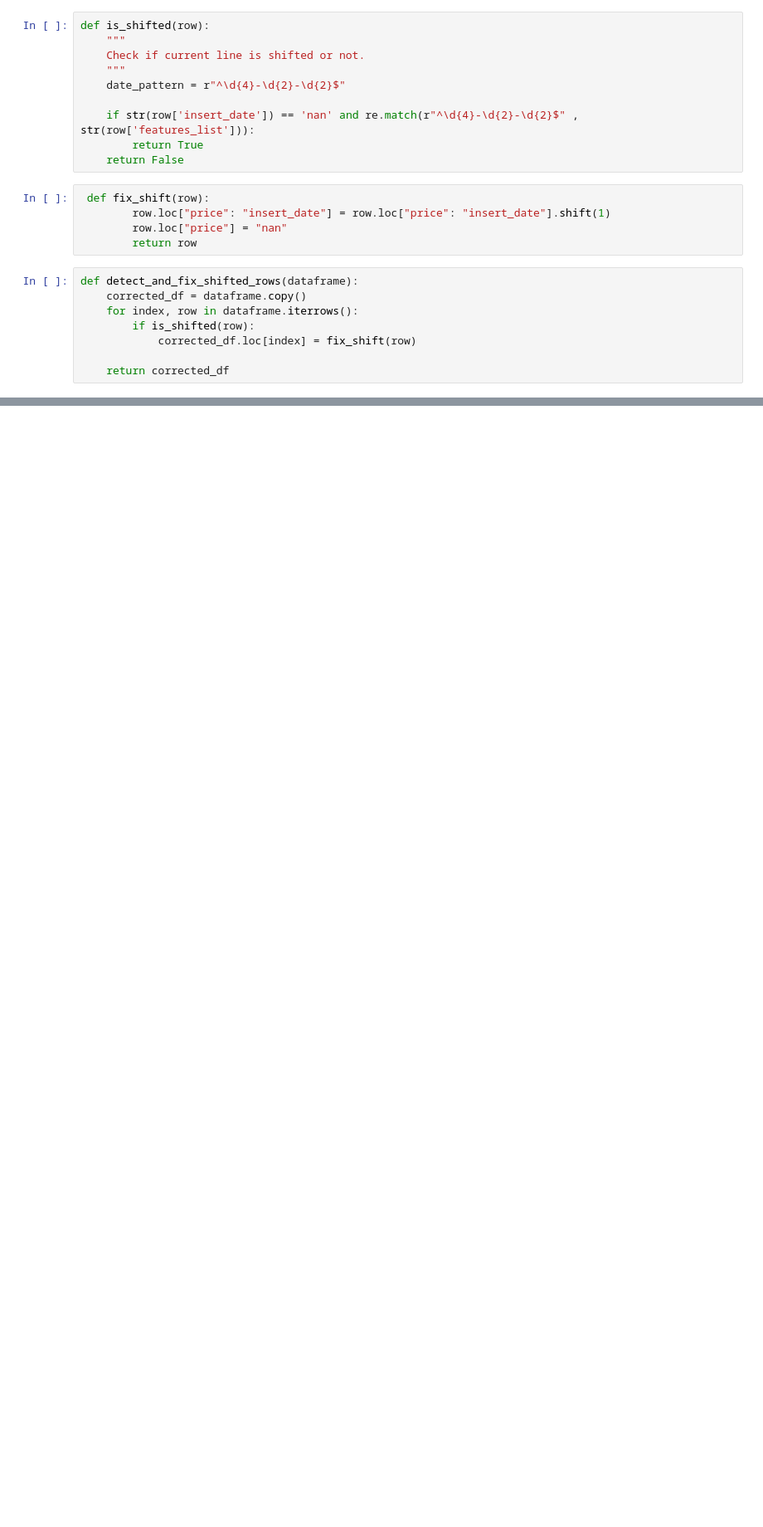
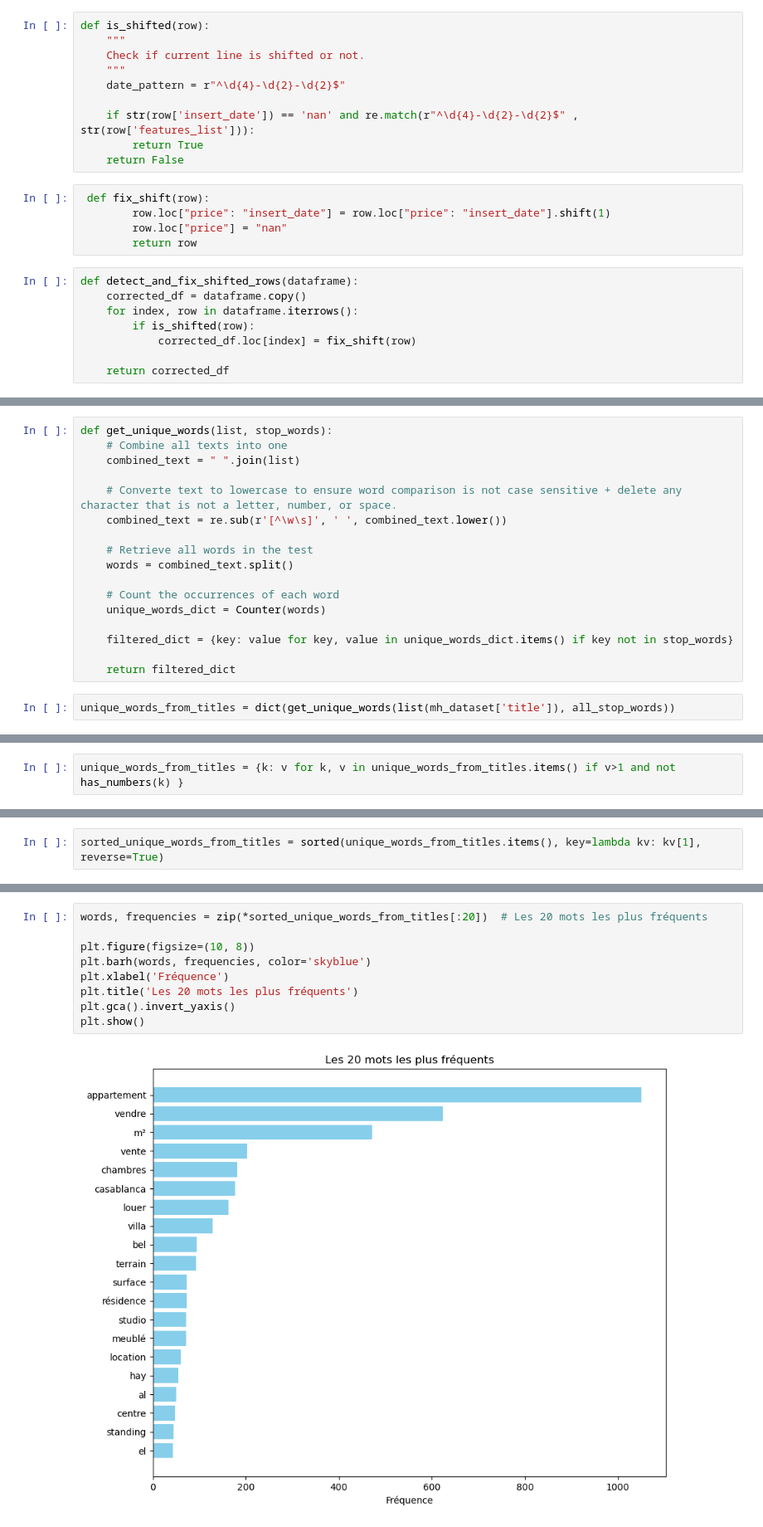
Before and after one commit to afandigit/Market-Housing, a Jupyter notebook: Mubawab Data Preparation and Analysis.ipynb, the cells around one changed output, grey strips where cells are left out. Shown at 83% size. Saved outputs shown, nothing was run; the diff lists cells and outputs as text; blank space fills up the shorter version.

```diff
--- a/Mubawab Data Preparation and Analysis.ipynb
+++ b/Mubawab Data Preparation and Analysis.ipynb
@@ -156,0 +324,19 @@ sum(corrected_mubawab_dataset['insert_date'].isna())
+# %%
+def get_unique_words(list, stop_words):
+    # Combine all texts into one
+    combined_text = " ".join(list)
+
+    # Converte text to lowercase to ensure word comparison is not case sensitive + delete any character that is not a letter, number, or space.
+    combined_text = re.sub(r'[^\w\s]', ' ', combined_text.lower())
+
+    # Retrieve all words in the test
+    words = combined_text.split()
+
+    # Count the occurrences of each word
+    unique_words_dict = Counter(words)
+
+    filtered_dict = {key: value for key, value in unique_words_dict.items() if key not in stop_words}
+
+    return filtered_dict
+# %%
+unique_words_from_titles = dict(get_unique_words(list(mh_dataset['title']), all_stop_words))
@@ -156,0 +347,2 @@ sum(corrected_mubawab_dataset['insert_date'].isna())
+# %%
+unique_words_from_titles = {k: v for k, v in unique_words_from_titles.items() if v>1 and not has_numbers(k) }
@@ -156,0 +353,2 @@ sum(corrected_mubawab_dataset['insert_date'].isna())
+# %%
+sorted_unique_words_from_titles = sorted(unique_words_from_titles.items(), key=lambda kv: kv[1], reverse=True)
@@ -156,0 +375,11 @@ sum(corrected_mubawab_dataset['insert_date'].isna())
+# %%
+words, frequencies = zip(*sorted_unique_words_from_titles[:20])  # Les 20 mots les plus fréquents
+
+plt.figure(figsize=(10, 8))
+plt.barh(words, frequencies, color='skyblue')
+plt.xlabel('Fréquence')
+plt.title('Les 20 mots les plus fréquents')
+plt.gca().invert_yaxis()
+plt.show()
+# %% [output]
+[figure, added]
```
Also changed, not shown: parts of 83 cells of this notebook, 1 other file.
